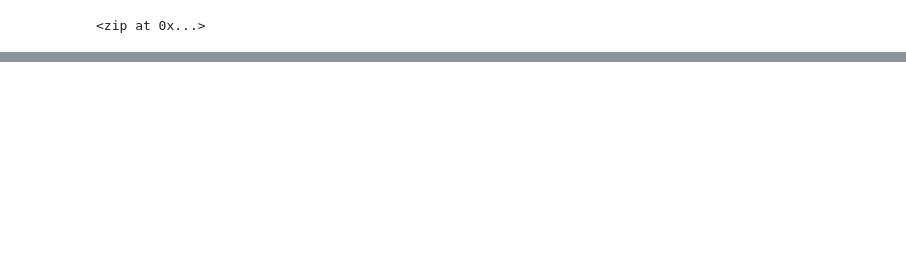
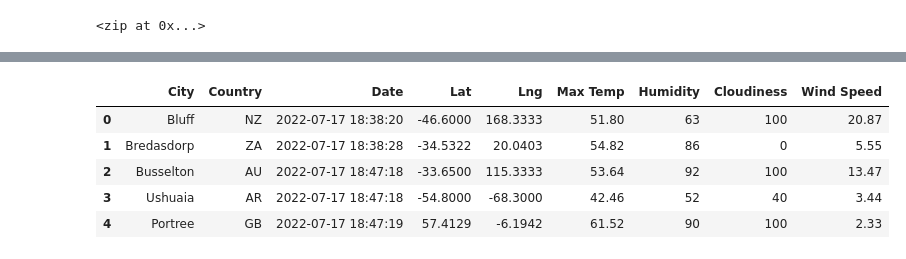
Before and after one commit to bishopce16/World_Weather_Analysis, a Jupyter notebook: WeatherPy.ipynb, the cells around one changed output, grey strips where cells are left out. Drawn from its saved outputs; the diff is of its cells as text; code cells hidden in the pictures; blank space fills up the shorter version.

```diff
--- a/WeatherPy.ipynb
+++ b/WeatherPy.ipynb
@@ -55,0 +173,11 @@ len(cities)
+# %%
+city_data_df = city_data_df[["City", "Country", "Date", "Lat", "Lng", "Max Temp", "Humidity", "Cloudiness", "Wind Speed"]]
+
+city_data_df.head()
+# %% [output]
+|  | City | Country | Date | Lat | Lng | Max Temp | Humidity | Cloudiness | Wind Speed |
+| 0 | Bluff | NZ | 2022-07-17 18:38:20 | -46.6000 | 168.3333 | 51.80 | 63 | 100 | 20.87 |
+| 1 | Bredasdorp | ZA | 2022-07-17 18:38:28 | -34.5322 | 20.0403 | 54.82 | 86 | 0 | 5.55 |
+| 2 | Busselton | AU | 2022-07-17 18:47:18 | -33.6500 | 115.3333 | 53.64 | 92 | 100 | 13.47 |
+| 3 | Ushuaia | AR | 2022-07-17 18:47:18 | -54.8000 | -68.3000 | 42.46 | 52 | 40 | 3.44 |
+| 4 | Portree | GB | 2022-07-17 18:47:19 | 57.4129 | -6.1942 | 61.52 | 90 | 100 | 2.33 |
```
Also changed, not shown: parts of 8 cells of this notebook, 3 other files.
